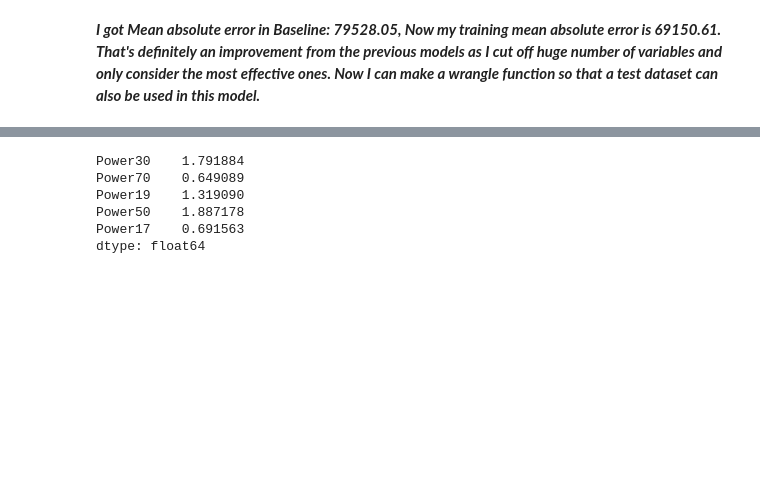
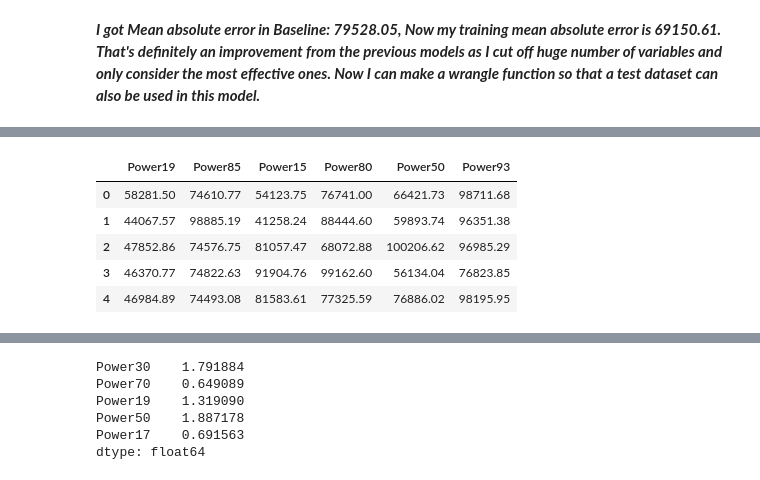
Before and after one commit to Swarn36/Linear_Regression_Trial, a Jupyter notebook: Large_scale_Wave_Energy_Farm.ipynb, the cells around one changed output, grey strips where cells are left out. Cells and saved outputs as stored; diff of their text form; code cells hidden in the pictures; blank space fills up the shorter version.

```diff
--- a/Large_scale_Wave_Energy_Farm.ipynb
+++ b/Large_scale_Wave_Energy_Farm.ipynb
@@ -449,0 +481,10 @@ def predction_mae(X_new, y_train):
+# %%
+X_new1 = X.drop(columns=['Power13', 'Power14', 'Power29', 'Power30'])
+X_new1.head()
+# %% [output]
+|  | Power19 | Power85 | Power15 | Power80 | Power50 | Power93 |
+| 0 | 58281.50 | 74610.77 | 54123.75 | 76741.00 | 66421.73 | 98711.68 |
+| 1 | 44067.57 | 98885.19 | 41258.24 | 88444.60 | 59893.74 | 96351.38 |
+| 2 | 47852.86 | 74576.75 | 81057.47 | 68072.88 | 100206.62 | 96985.29 |
+| 3 | 46370.77 | 74822.63 | 91904.76 | 99162.60 | 56134.04 | 76823.85 |
+| 4 | 46984.89 | 74493.08 | 81583.61 | 77325.59 | 76886.02 | 98195.95 |
```
Also changed, not shown: parts of 12 cells of this notebook.
